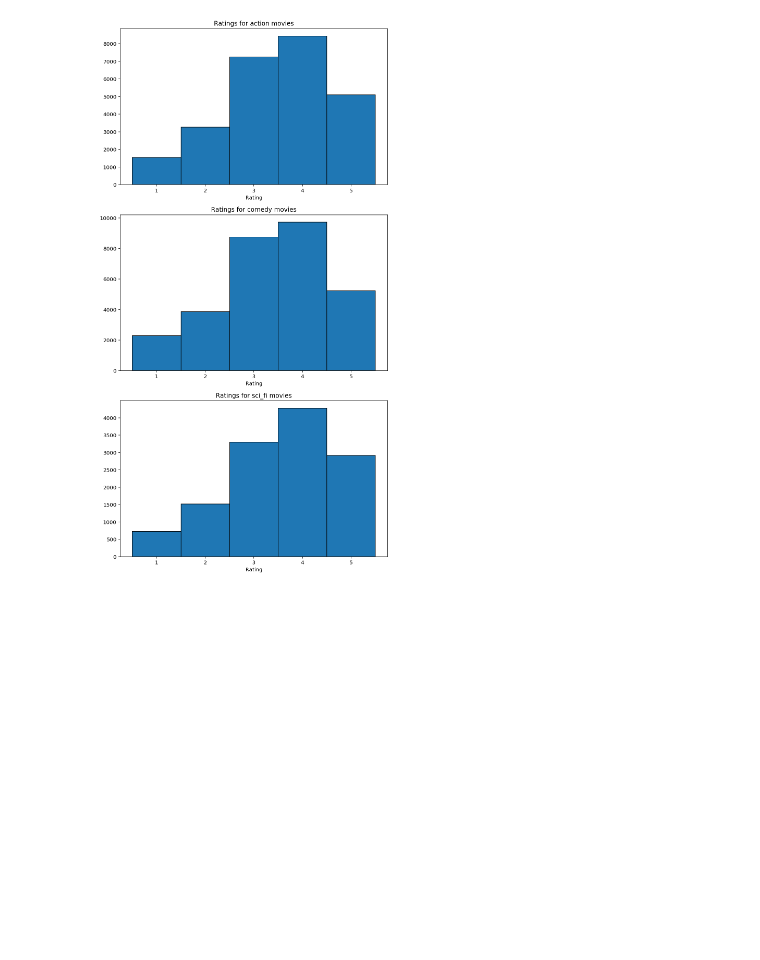
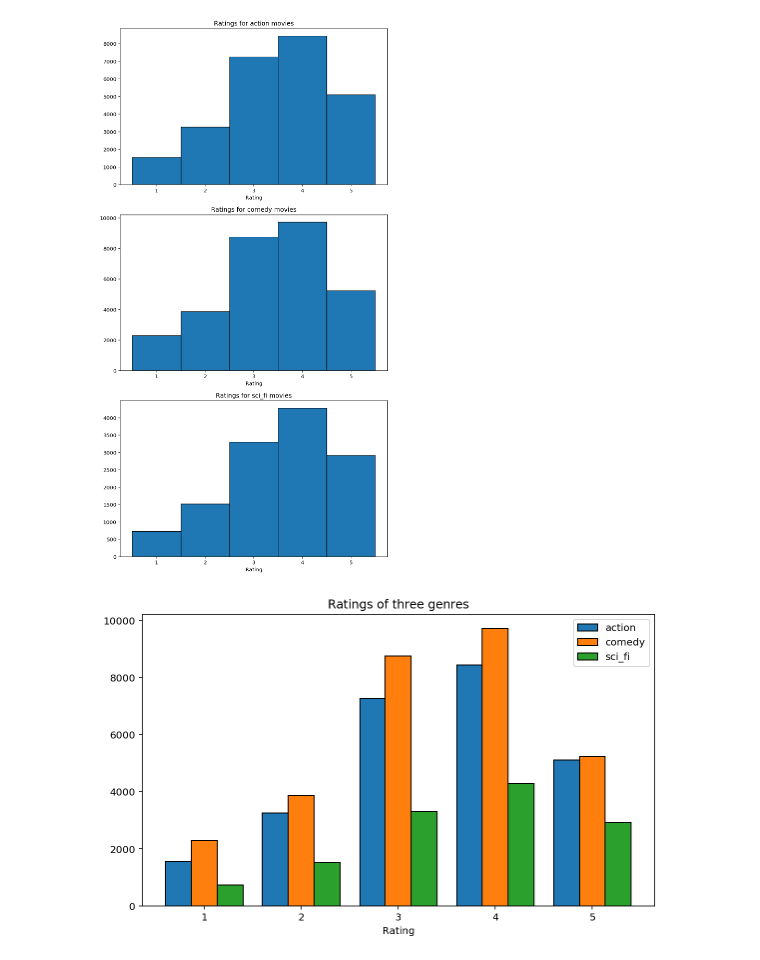
Before and after one commit to Lioscro/cs155-miniproject2, a Jupyter notebook: notebooks/4_basic_visualizations.ipynb, the cells around one changed output. Saved outputs shown, nothing was run; the diff lists cells and outputs as text; code cells hidden in the pictures; blank space fills up the shorter version.

Commit message:
add combined histogram for 4

```diff
--- a/notebooks/4_basic_visualizations.ipynb
+++ b/notebooks/4_basic_visualizations.ipynb
@@ -124,3 +124,19 @@ fig.tight_layout()
 utils.save_fig(fig, '4_4.png')
 # %% [output]
 [figure]
+# %%
+fig, ax = plt.subplots(figsize=(8, 5))
+
+ratings = []
+for genre in genres:
+    # Get movie_id of movies in this genre
+    movie_ids = df_movies[df_movies[genre] == 1].movie_id.values
+    ratings.append(df_data[df_data.movie_id.isin(movie_ids)].rating.values)
+ax.hist(ratings, bins=bins, edgecolor='black')
+ax.set_xlabel('Rating')
+ax.set_title('Ratings of three genres')
+ax.legend(genres)
+fig.tight_layout()
+utils.save_fig(fig, '4_4_combined.png')
+# %% [output]
+[figure, added]
```
Also changed, not shown: 1 other file.
